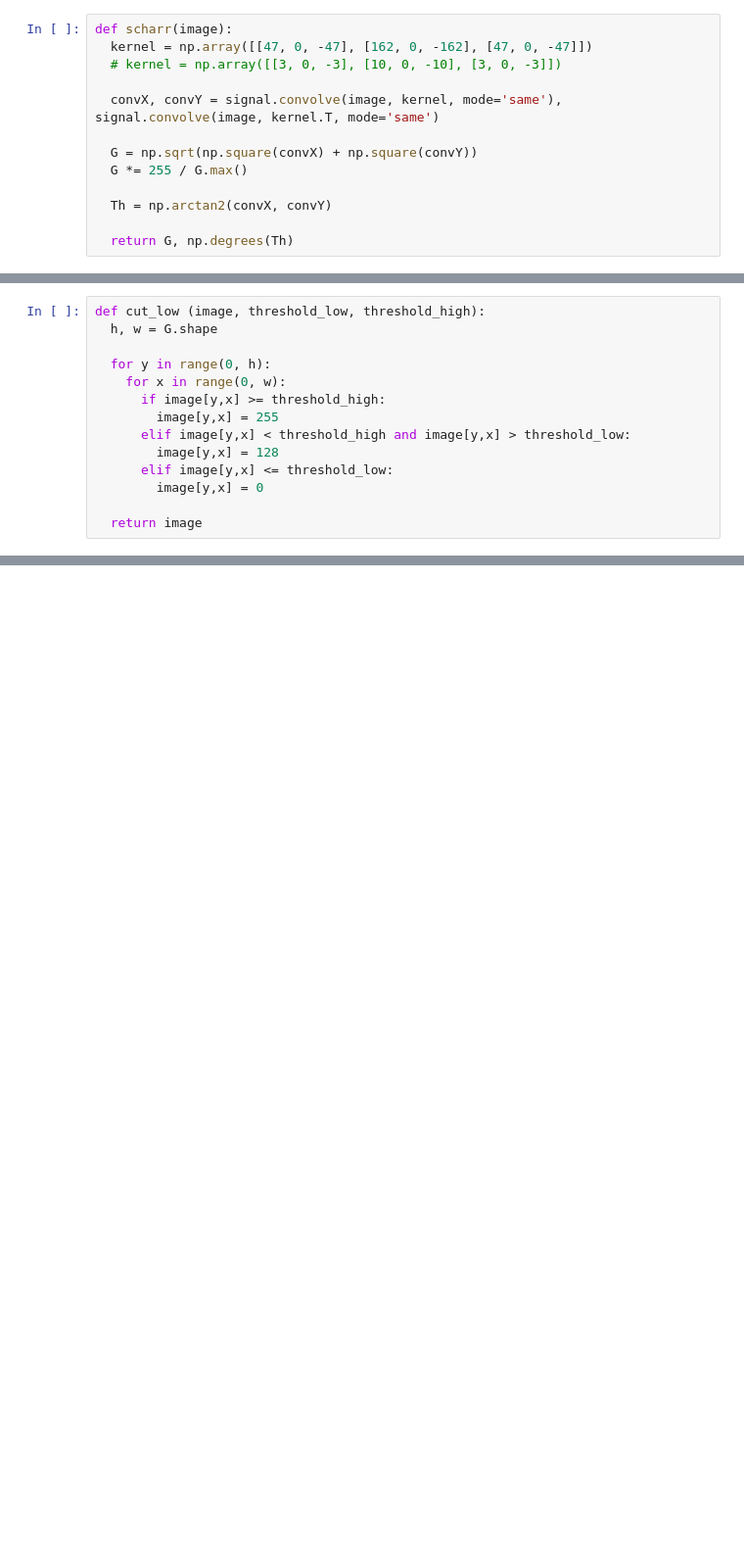
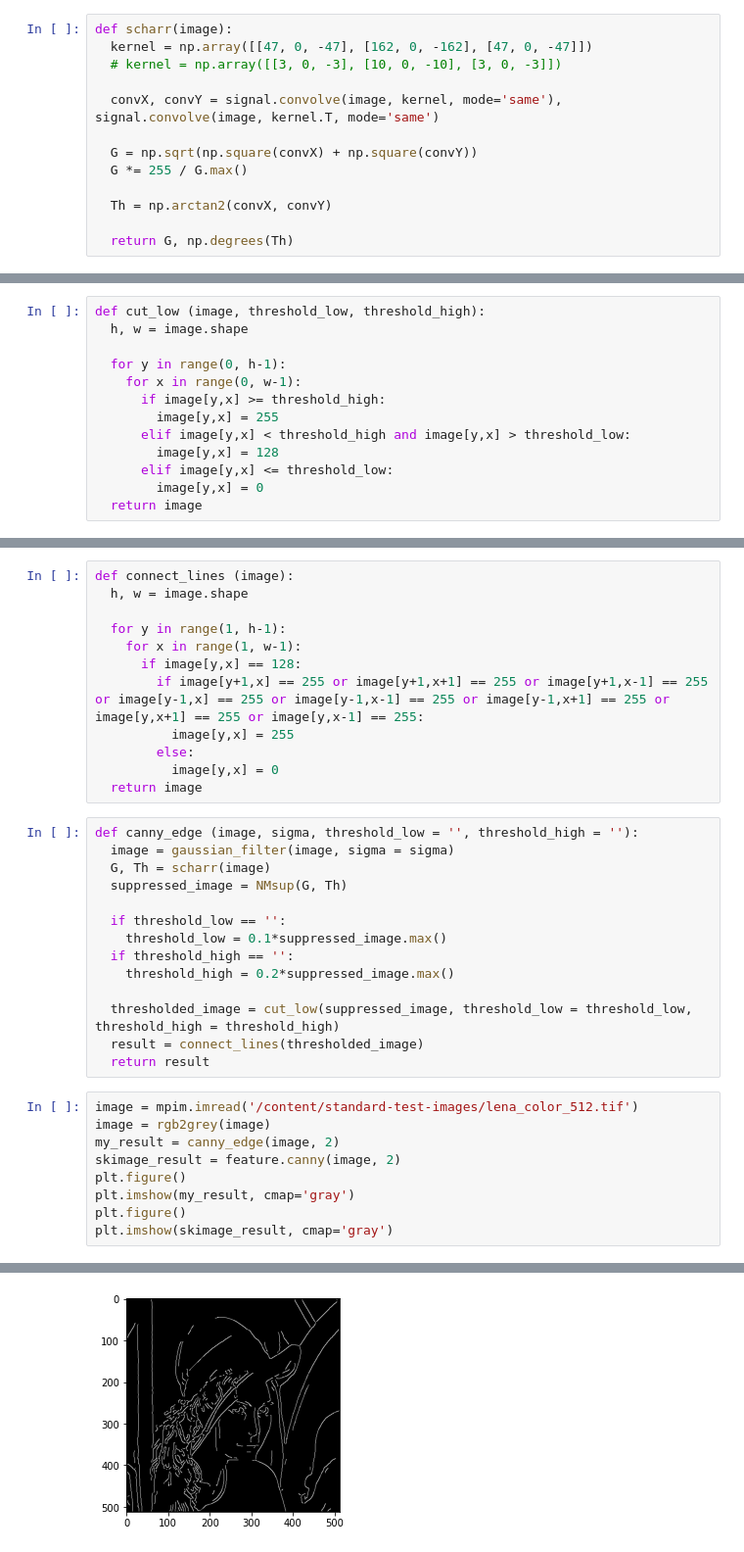
Before and after one commit to androbaza/IP-algos, a Jupyter notebook: Canny_Edge_Detector.ipynb, the cells around one changed output, grey strips where cells are left out. Shown: that part at 98% size. Drawn from its saved outputs; the diff is of its cells as text; blank space fills up the shorter version.

Commit message:
Added line tracing and driver code

```diff
--- a/Canny_Edge_Detector.ipynb
+++ b/Canny_Edge_Detector.ipynb
@@ -63,15 +62,14 @@ def NMsup (G, Th):
   return suppressed_image
 # %%
 def cut_low (image, threshold_low, threshold_high):
-  h, w = G.shape
+  h, w = image.shape
 
-  for y in range(0, h):
-    for x in range(0, w):
+  for y in range(0, h-1):
+    for x in range(0, w-1):
       if image[y,x] >= threshold_high:
         image[y,x] = 255
       elif image[y,x] < threshold_high and image[y,x] > threshold_low:
         image[y,x] = 128
       elif image[y,x] <= threshold_low:
         image[y,x] = 0
-
   return image
@@ -91,0 +76,36 @@ plt.imshow(image2 , cmap="gray")
+# %%
+def connect_lines (image):
+  h, w = image.shape
+
+  for y in range(1, h-1):
+    for x in range(1, w-1):
+      if image[y,x] == 128:
+        if image[y+1,x] == 255 or image[y+1,x+1] == 255 or image[y+1,x-1] == 255 or image[y-1,x] == 255 or image[y-1,x-1] == 255 or image[y-1,x+1] == 255 or image[y,x+1] == 255 or image[y,x-1] == 255:
+          image[y,x] = 255
+        else:
+          image[y,x] = 0
+  return image
+# %%
+def canny_edge (image, sigma, threshold_low = '', threshold_high = ''):
+  image = gaussian_filter(image, sigma = sigma)
+  G, Th = scharr(image)
+  suppressed_image = NMsup(G, Th)
+
+  if threshold_low == '':
+    threshold_low = 0.1*suppressed_image.max()
+  if threshold_high == '':
+    threshold_high = 0.2*suppressed_image.max()
+
+  thresholded_image = cut_low(suppressed_image, threshold_low = threshold_low, threshold_high = threshold_high)
+  result = connect_lines(thresholded_image)
+  return result
+# %%
+image = mpim.imread('/content/standard-test-images/lena_color_512.tif')
+image = rgb2grey(image)
+my_result = canny_edge(image, 2)
+skimage_result = feature.canny(image, 2)
+plt.figure()
+plt.imshow(my_result, cmap='gray')
+plt.figure()
+plt.imshow(skimage_result, cmap='gray')
+# %% [output]
@@ -91,0 +113 @@ plt.imshow(image2 , cmap="gray")
+[figure, added]
```
Also changed, not shown: parts of 6 cells of this notebook.
